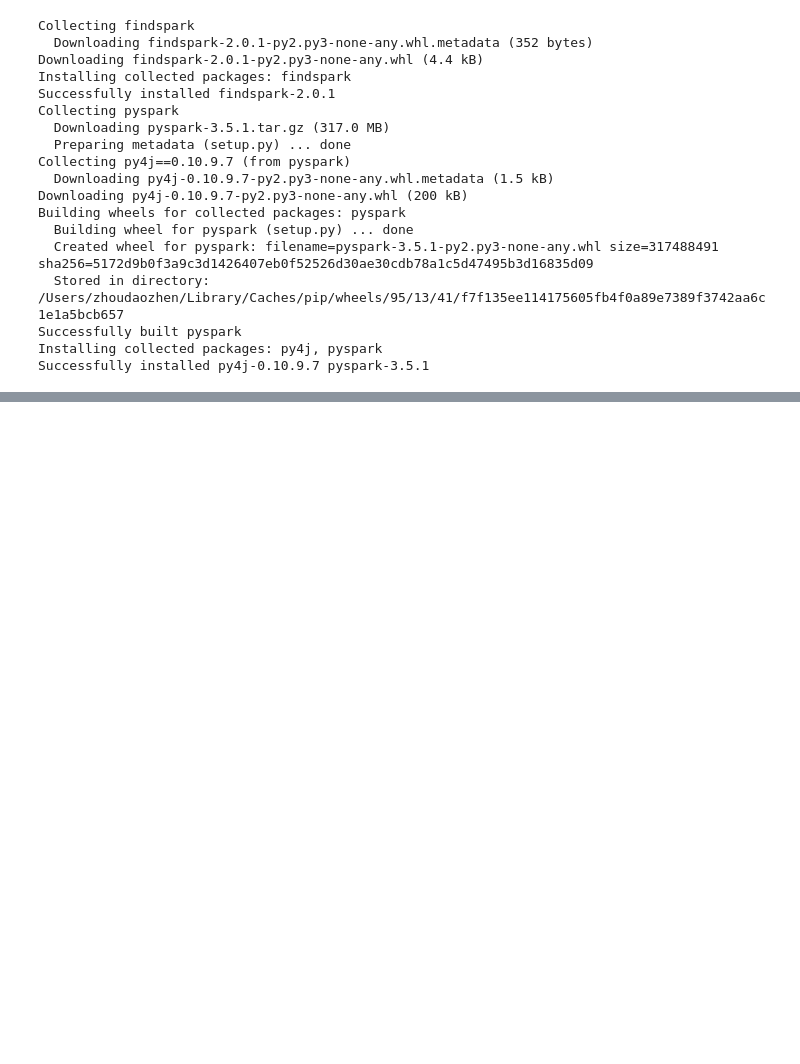
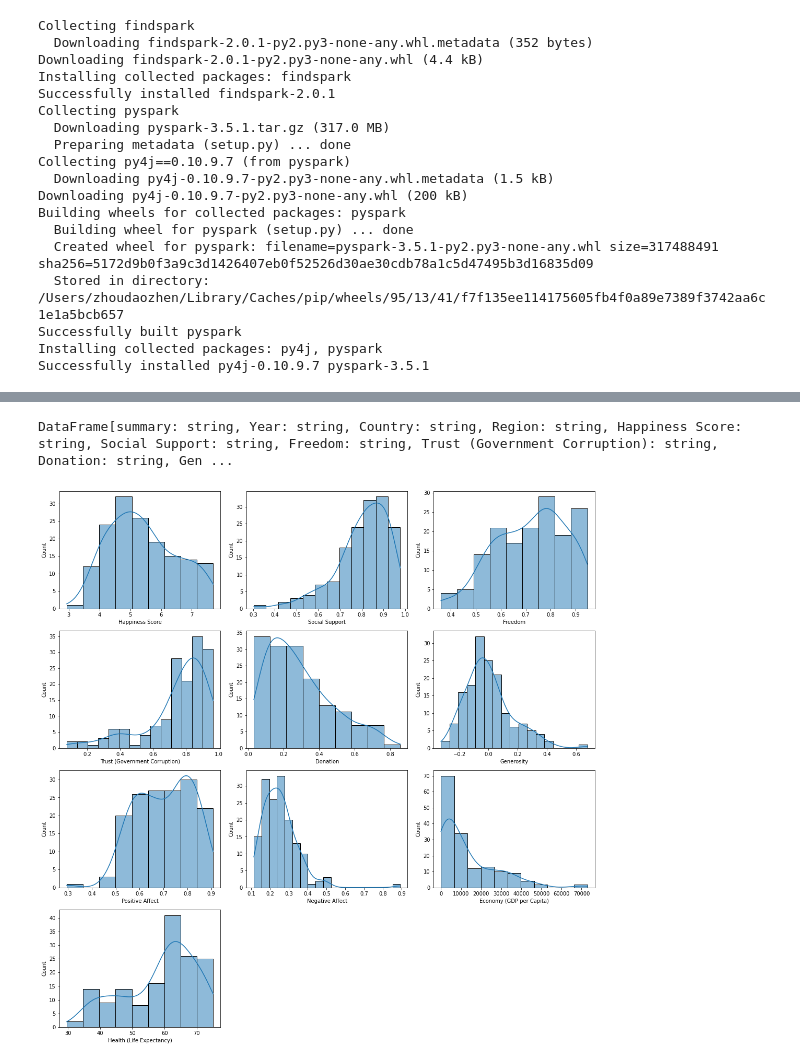
Before and after one commit to yihuxizixin/lab, a Jupyter notebook: iteration3_i_pyspark.ipynb, the cells around one changed output, grey strips where cells are left out. Cells and saved outputs as stored; diff of their text form; code cells hidden in the pictures; blank space fills up the shorter version.

```diff
--- a/iteration3_i_pyspark.ipynb
+++ b/iteration3_i_pyspark.ipynb
@@ -51,12 +81,12 @@ warnings.filterwarnings('ignore', category=FutureWarning)
 # %%
 # 分别为每个年份创建DataFrame
-data_2013 = spark.read.csv("2013.csv")
-data_2015 = spark.read.csv("2015.csv")
-data_2016 = spark.read.csv("2016.csv")
-data_2017 = spark.read.csv("2017.csv")
-data_2018 = spark.read.csv("2018.csv")
-data_2019 = spark.read.csv("2019.csv")
-data_2020 = spark.read.csv("2020.csv")
-data_2021 = spark.read.csv("2021.csv")
-data_2022 = spark.read.csv("2022.csv")
-data_2023 = spark.read.csv("2023.csv")
+data_2013 = spark.read.csv("2013.csv", header=True, inferSchema=True)
+data_2015 = spark.read.csv("2015.csv", header=True, inferSchema=True)
+data_2016 = spark.read.csv("2016.csv", header=True, inferSchema=True)
+data_2017 = spark.read.csv("2017.csv", header=True, inferSchema=True)
+data_2018 = spark.read.csv("2018.csv", header=True, inferSchema=True)
+data_2019 = spark.read.csv("2019.csv", header=True, inferSchema=True)
+data_2020 = spark.read.csv("2020.csv", header=True, inferSchema=True)
+data_2021 = spark.read.csv("2021.csv", header=True, inferSchema=True)
+data_2022 = spark.read.csv("2022.csv", header=True, inferSchema=True)
+data_2023 = spark.read.csv("2023.csv", header=True, inferSchema=True)
@@ -95,19 +185,27 @@ data_2013.head(15)
 # %%
-round(data_2013.describe().transpose(),2)
+data_2013.describe()
+# %% [output]
+DataFrame[summary: string, Year: string, Country: string, Region: string, Happiness Score: string, Social Support: string, Freedom: string, Trust (Government Corruption): string, Donation: string, Gen ...
 # %%
 # 选择数值型数据列
-numerical_cols = data_2013.select_dtypes(include=['number']).columns
+#numerical_cols = data_2013.select_dtypes(include=['number']).columns
+numerical_cols = [field.name for field in data_2013.schema.fields if field.dataType.simpleString() == 'double']
 numerical_cols = [col for col in numerical_cols if col not in ['Year', 'Happiness (Yesterday)']]
+
+data_2013_pd = data_2013.toPandas()
+
 # 设置画布大小
 plt.figure(figsize=(15, len(numerical_cols) // 3 * 5))
 
 # 为每个数值型属性画图
 for i, col in enumerate(numerical_cols):
     plt.subplot(len(numerical_cols) // 3 + 1, 3, i + 1)  # 确保有足够的行数容纳所有图
-    sns.histplot(data_2013[col], kde=True)
+    sns.histplot(data_2013_pd[col], kde=True)
 
 # 调整子图间距
 plt.tight_layout()
-plt.savefig("/Users/zhoudaozhen/Desktop/722/iteration3/pic/9", format='png')
+#plt.savefig("/Users/zhoudaozhen/Desktop/722/iteration3/pic/9", format='png')
 plt.show()
+# %% [output]
+[figure, added]
 # %%
```
Also changed, not shown: parts of 49 cells of this notebook.
